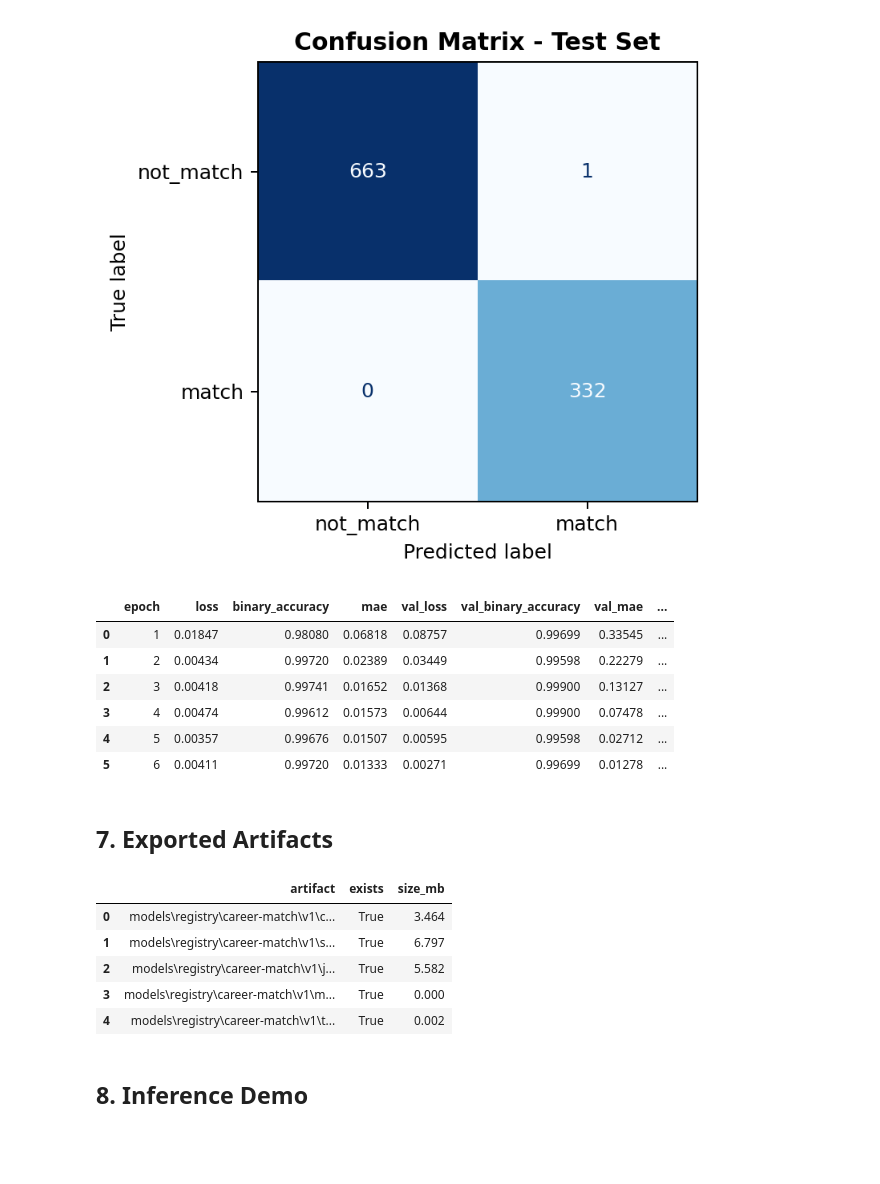
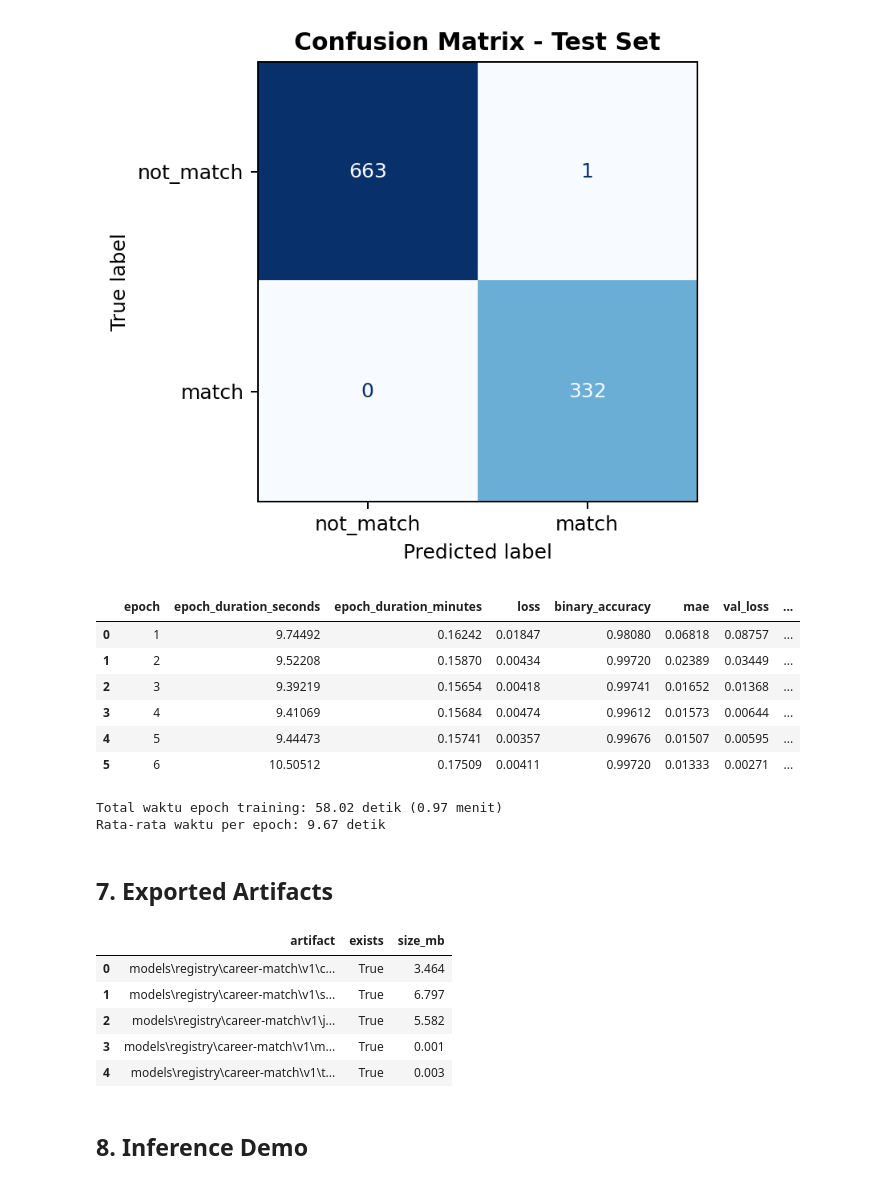
Before and after one commit to grantsam/CakapKarier-AI, a Jupyter notebook: AIEngine/notebooks/career_match_experiment.ipynb, the cells around one changed output. Saved outputs shown, nothing was run; the diff lists cells and outputs as text; code cells hidden in the pictures; blank space fills up the shorter version.

Commit message:
penyusunan model V2

```diff
--- a/AIEngine/notebooks/career_match_experiment.ipynb
+++ b/AIEngine/notebooks/career_match_experiment.ipynb
@@ -631,38 +635,77 @@ for image_path in [classification_report_image, confusion_matrix_image]:
 # %%
 history_path = MODEL_DIR / 'training_history.csv'
 history_df = pd.read_csv(history_path)
 epoch_log = history_df.copy()
 epoch_log['epoch'] = epoch_log['epoch'].astype(int)
 epoch_log['val_accuracy_target_met'] = epoch_log['val_binary_accuracy'] >= 0.85
 epoch_log['val_mae_target_met'] = epoch_log['val_mae'] <= 0.02
-display(epoch_log.round(5))
+
+if 'epoch_duration_seconds' in epoch_log.columns:
+    epoch_log['epoch_duration_minutes'] = epoch_log['epoch_duration_seconds'] / 60
+
+ordered_columns = [
+    'epoch',
+    'epoch_duration_seconds',
+    'epoch_duration_minutes',
+    'loss',
+    'binary_accuracy',
+    'mae',
+    'val_loss',
+    'val_binary_accuracy',
+    'val_mae',
+    'val_accuracy_target_met',
+    'val_mae_target_met',
+]
+ordered_columns = [column for column in ordered_columns if column in epoch_log.columns]
+display(epoch_log[ordered_columns].round(5))
+
+if 'epoch_duration_seconds' in history_df.columns:
+    total_seconds = history_df['epoch_duration_seconds'].sum()
+    mean_seconds = history_df['epoch_duration_seconds'].mean()
+    print(f'Total waktu epoch training: {total_seconds:.2f} detik ({total_seconds / 60:.2f} menit)')
+    print(f'Rata-rata waktu per epoch: {mean_seconds:.2f} detik')
 
 try:
-    fig, axes = plt.subplots(1, 2, figsize=(14, 4))
+    figure_count = 3 if 'epoch_duration_seconds' in history_df.columns else 2
+    fig, axes = plt.subplots(1, figure_count, figsize=(7 * figure_count, 4))
+    if figure_count == 1:
+        axes = [axes]
+
     history_df.plot(x='epoch', y=['binary_accuracy', 'val_binary_accuracy'], marker='o', ax=axes[0])
     axes[0].axhline(0.85, color='#dc2626', linestyle='--', label='target accuracy')
     axes[0].set_title('Accuracy per Epoch')
     axes[0].set_ylim(0.8, 1.01)
     axes[0].set_ylabel('Accuracy')
     axes[0].legend()
 
     history_df.plot(x='epoch', y=['mae', 'val_mae'], marker='o', ax=axes[1])
     axes[1].axhline(0.02, color='#dc2626', linestyle='--', label='target MAE')
     axes[1].set_title('MAE per Epoch')
     axes[1].set_ylabel('MAE')
     axes[1].legend()
+
+    if 'epoch_duration_seconds' in history_df.columns:
+        history_df.plot(x='epoch', y='epoch_duration_seconds', kind='bar', color='#0f766e', ax=axes[2], legend=False)
+        axes[2].set_title('Training Time per Epoch')
+        axes[2].set_ylabel('Seconds')
+        axes[2].set_xlabel('Epoch')
+        for container in axes[2].containers:
+            axes[2].bar_label(container, fmt='%.1fs', padding=3, fontsize=9)
+
     plt.tight_layout()
     plt.show()
 except Exception as exc:
     print('Plot dilewati:', exc)
 # %% [output]
-|  | epoch | loss | binary_accuracy | mae | val_loss | val_binary_accuracy | val_mae | ... |
-| 0 | 1 | 0.01847 | 0.98080 | 0.06818 | 0.08757 | 0.99699 | 0.33545 | ... |
-| 1 | 2 | 0.00434 | 0.99720 | 0.02389 | 0.03449 | 0.99598 | 0.22279 | ... |
-| 2 | 3 | 0.00418 | 0.99741 | 0.01652 | 0.01368 | 0.99900 | 0.13127 | ... |
-| 3 | 4 | 0.00474 | 0.99612 | 0.01573 | 0.00644 | 0.99900 | 0.07478 | ... |
-| 4 | 5 | 0.00357 | 0.99676 | 0.01507 | 0.00595 | 0.99598 | 0.02712 | ... |
-| 5 | 6 | 0.00411 | 0.99720 | 0.01333 | 0.00271 | 0.99699 | 0.01278 | ... |
+|  | epoch | epoch_duration_seconds | epoch_duration_minutes | loss | binary_accuracy | mae | val_loss | ... |
+| 0 | 1 | 9.74492 | 0.16242 | 0.01847 | 0.98080 | 0.06818 | 0.08757 | ... |
+| 1 | 2 | 9.52208 | 0.15870 | 0.00434 | 0.99720 | 0.02389 | 0.03449 | ... |
+| 2 | 3 | 9.39219 | 0.15654 | 0.00418 | 0.99741 | 0.01652 | 0.01368 | ... |
+| 3 | 4 | 9.41069 | 0.15684 | 0.00474 | 0.99612 | 0.01573 | 0.00644 | ... |
+| 4 | 5 | 9.44473 | 0.15741 | 0.00357 | 0.99676 | 0.01507 | 0.00595 | ... |
+| 5 | 6 | 10.50512 | 0.17509 | 0.00411 | 0.99720 | 0.01333 | 0.00271 | ... |
+Total waktu epoch training: 58.02 detik (0.97 menit)
+Rata-rata waktu per epoch: 9.67 detik
 # %% [markdown]
 ## 7. Exported Artifacts
 # %%
@@ -698,8 +741,8 @@ plt.show()
 | 0 | models\registry\career-match\v1\c... | True | 3.464 |
 | 1 | models\registry\career-match\v1\s... | True | 6.797 |
 | 2 | models\registry\career-match\v1\j... | True | 5.582 |
-| 3 | models\registry\career-match\v1\m... | True | 0.000 |
-| 4 | models\registry\career-match\v1\t... | True | 0.002 |
+| 3 | models\registry\career-match\v1\m... | True | 0.001 |
+| 4 | models\registry\career-match\v1\t... | True | 0.003 |
 # %% [markdown]
 ## 8. Inference Demo
 # %%
```
Also changed, not shown: parts of 3 cells of this notebook, 15 other files.
